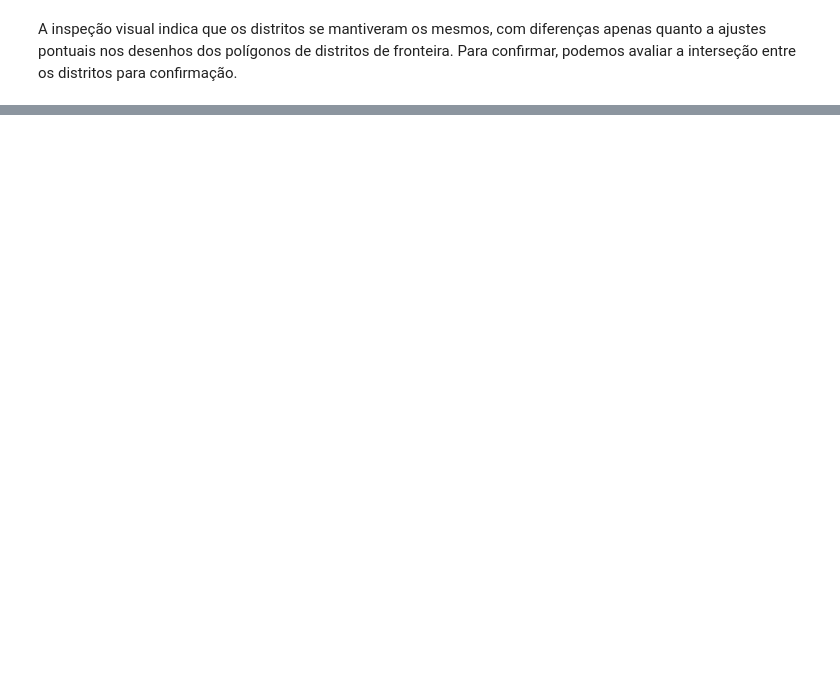
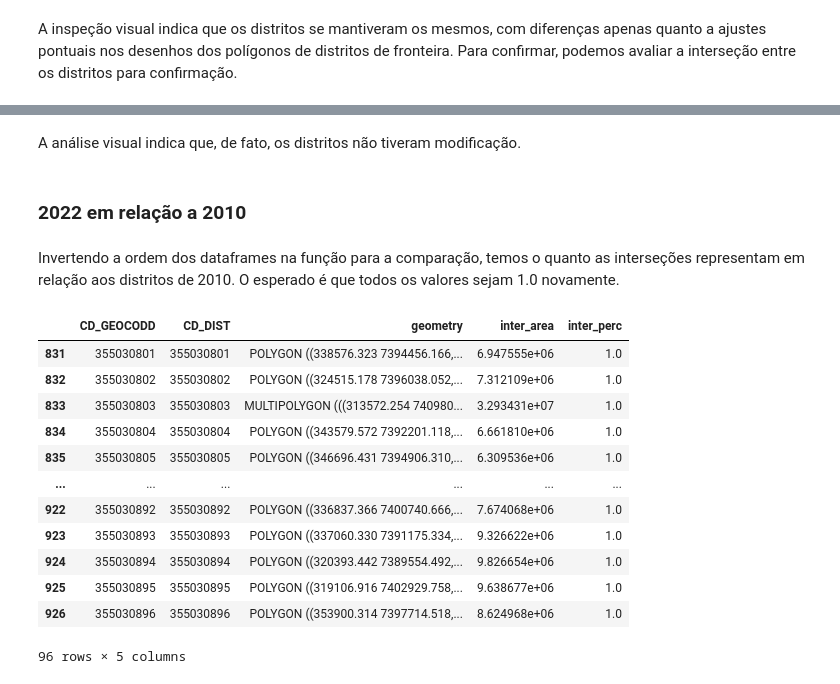
Before and after one commit to sepep-pmsp/compatibilizacao-setores-censitarios, a Jupyter notebook: Compatibilização.ipynb, the cells around one changed output, grey strips where cells are left out. Drawn from its saved outputs; the diff is of its cells as text; code cells hidden in the pictures; blank space fills up the shorter version.

```diff
--- a/Compatibilização.ipynb
+++ b/Compatibilização.ipynb
@@ -390,0 +448,25 @@ mapa_inter
+# %% [markdown]
+A análise visual indica que, de fato, os distritos não tiveram modificação.
+# %% [markdown]
+### 2022 em relação a 2010
+# %% [markdown]
+Invertendo a ordem dos dataframes na função para a comparação, temos o quanto as interseções representam em relação aos distritos de 2010. O esperado é que todos os valores sejam 1.0 novamente.
+# %%
+prop_10 = distritos10.copy()
+prop_10 = prop_10.apply(lambda x: prop(x, distritos22[['CD_DIST', 'geometry']], left_key_col='CD_GEOCODD', right_key_col='CD_DIST'), axis=1)
+prop_10 = pd.concat(prop_10.values)
+prop_10
+# %% [output]
+|  | CD_GEOCODD | CD_DIST | geometry | inter_area | inter_perc |
+| 831 | 355030801 | 355030801 | POLYGON ((338576.323 7394456.166,... | 6.947555e+06 | 1.0 |
+| 832 | 355030802 | 355030802 | POLYGON ((324515.178 7396038.052,... | 7.312109e+06 | 1.0 |
+| 833 | 355030803 | 355030803 | MULTIPOLYGON (((313572.254 740980... | 3.293431e+07 | 1.0 |
+| 834 | 355030804 | 355030804 | POLYGON ((343579.572 7392201.118,... | 6.661810e+06 | 1.0 |
+| 835 | 355030805 | 355030805 | POLYGON ((346696.431 7394906.310,... | 6.309536e+06 | 1.0 |
+| ... | ... | ... | ... | ... | ... |
+| 922 | 355030892 | 355030892 | POLYGON ((336837.366 7400740.666,... | 7.674068e+06 | 1.0 |
+| 923 | 355030893 | 355030893 | POLYGON ((337060.330 7391175.334,... | 9.326622e+06 | 1.0 |
+| 924 | 355030894 | 355030894 | POLYGON ((320393.442 7389554.492,... | 9.826654e+06 | 1.0 |
+| 925 | 355030895 | 355030895 | POLYGON ((319106.916 7402929.758,... | 9.638677e+06 | 1.0 |
+| 926 | 355030896 | 355030896 | POLYGON ((353900.314 7397714.518,... | 8.624968e+06 | 1.0 |
+96 rows × 5 columns
```
Also changed, not shown: parts of 52 cells of this notebook.
